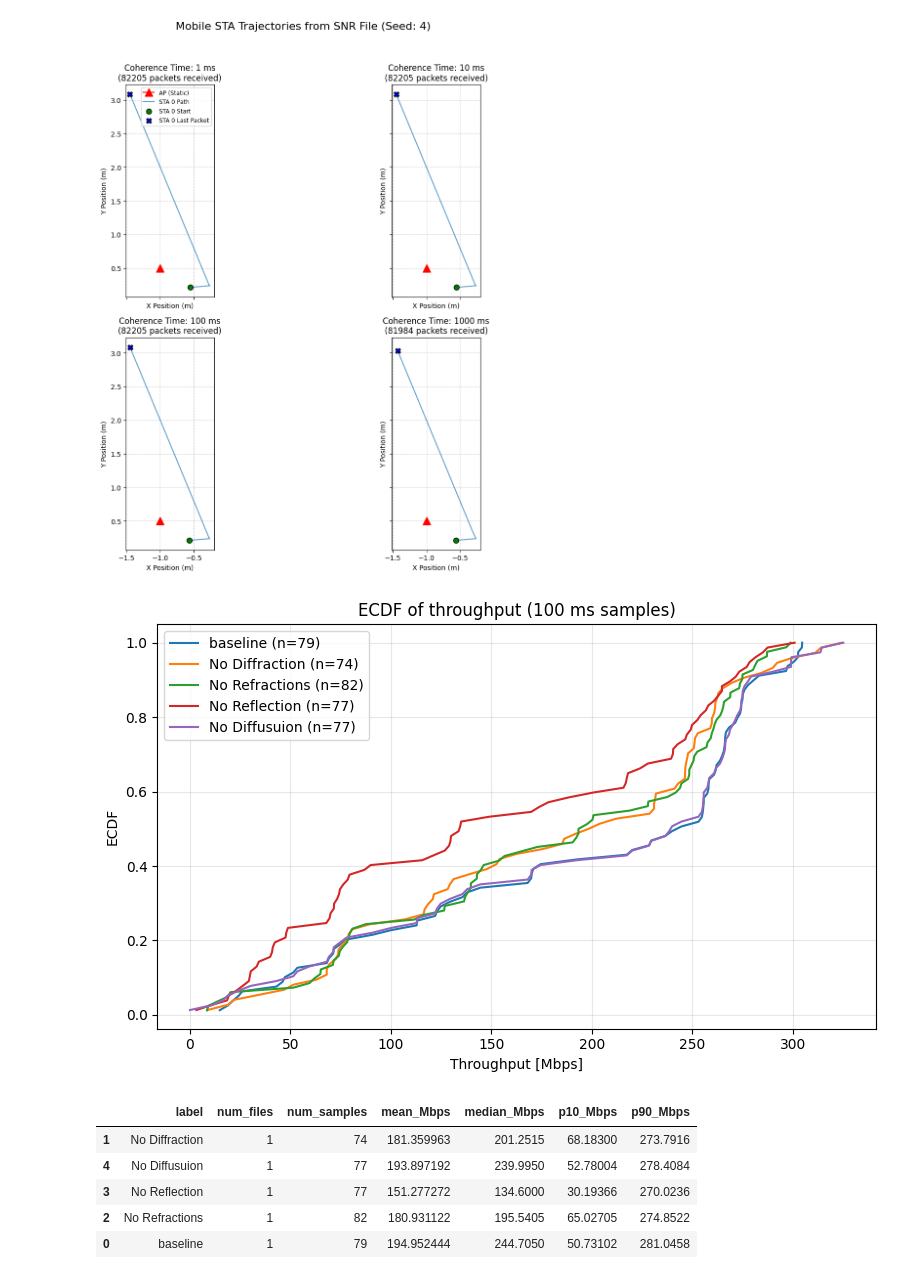
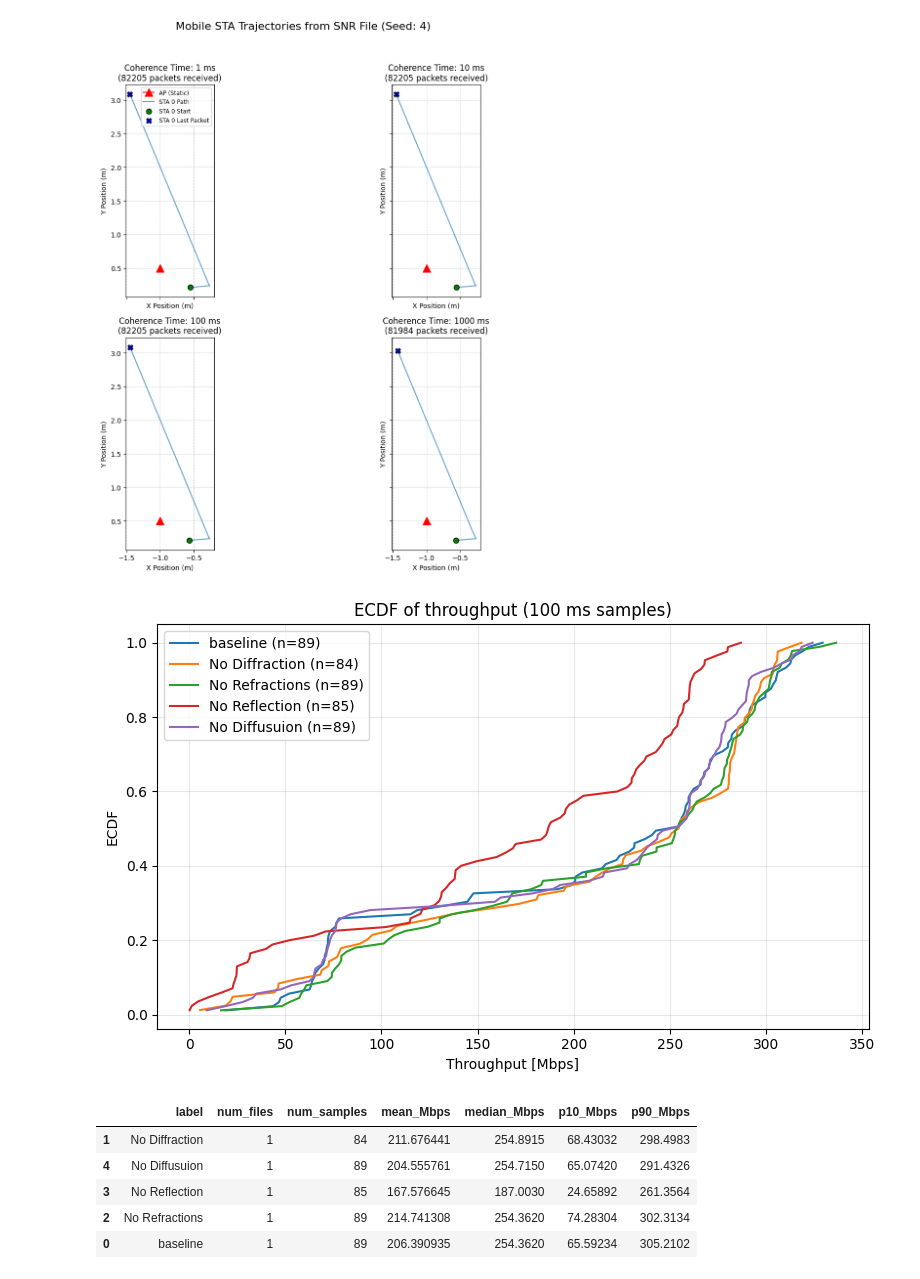
Before and after one commit to janzabel-tub/ns3sionna-research, a Jupyter notebook: examples/plot_notebook.ipynb, the cells around one changed output. Drawn from its saved outputs; the diff is of its cells as text; code cells hidden in the pictures.

Commit message:
Updated plot notebook

```diff
--- a/examples/plot_notebook.ipynb
+++ b/examples/plot_notebook.ipynb
@@ -1203,7 +1203,7 @@ import pandas as pd
 import matplotlib.pyplot as plt
 
 # Change the coherence time here. Options are: tc* (all of them combined), tc1, tc10, tc100, tc1000
-timeVar = "tc1000"
+timeVar = "tc1"
 
 groups = {
     "baseline": f"results_Apartment/results_FullNew/{timeVar}/throughput_results_*.csv",
@@ -1263,37 +1263,37 @@ for label, pattern in groups.items():
 
     if len(all_tp) == 0:
         print(f"[warn] No throughput samples left for '{label}' after filtering.")
         continue
 
     x, y = ecdf(all_tp)
     plt.plot(x, y, label=f"{label} (n={len(all_tp)})")
 
     summary_rows.append({
         "label": label,
         "num_files": len(files),
         "num_samples": len(all_tp),
         "mean_Mbps": np.mean(all_tp),
         "median_Mbps": np.median(all_tp),
         "p10_Mbps": np.percentile(all_tp, 10),
         "p90_Mbps": np.percentile(all_tp, 90),
     })
 
 plt.xlabel("Throughput [Mbps]")
 plt.ylabel("ECDF")
 plt.title(f"ECDF of throughput ({interval_ms} ms samples)")
 plt.grid(True, alpha=0.3)
 plt.legend()
 plt.tight_layout()
 plt.show()
 
 # Show a small numeric summary as well
 summary_df = pd.DataFrame(summary_rows).sort_values("label")
 summary_df
 # %% [output]
-[figure, old version]
+[figure, new version]
 |  | label | num_files | num_samples | mean_Mbps | median_Mbps | p10_Mbps | p90_Mbps |
-| 1 | No Diffraction | 1 | 74 | 181.359963 | 201.2515 | 68.18300 | 273.7916 |
-| 4 | No Diffusuion | 1 | 77 | 193.897192 | 239.9950 | 52.78004 | 278.4084 |
-| 3 | No Reflection | 1 | 77 | 151.277272 | 134.6000 | 30.19366 | 270.0236 |
-| 2 | No Refractions | 1 | 82 | 180.931122 | 195.5405 | 65.02705 | 274.8522 |
-| 0 | baseline | 1 | 79 | 194.952444 | 244.7050 | 50.73102 | 281.0458 |
+| 1 | No Diffraction | 1 | 84 | 211.676441 | 254.8915 | 68.43032 | 298.4983 |
+| 4 | No Diffusuion | 1 | 89 | 204.555761 | 254.7150 | 65.07420 | 291.4326 |
+| 3 | No Reflection | 1 | 85 | 167.576645 | 187.0030 | 24.65892 | 261.3564 |
+| 2 | No Refractions | 1 | 89 | 214.741308 | 254.3620 | 74.28304 | 302.3134 |
+| 0 | baseline | 1 | 89 | 206.390935 | 254.3620 | 65.59234 | 305.2102 |
```
Also changed, not shown: parts of 1 cell of this notebook.
